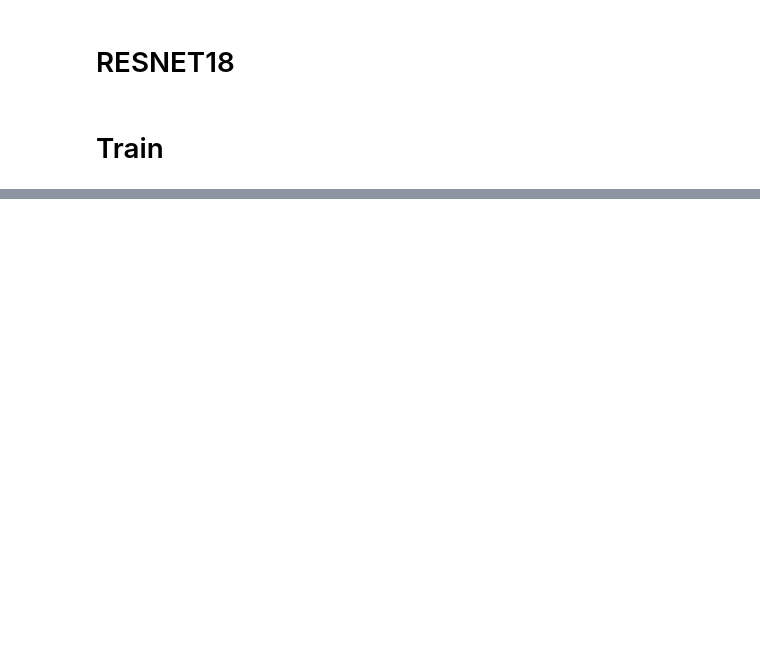
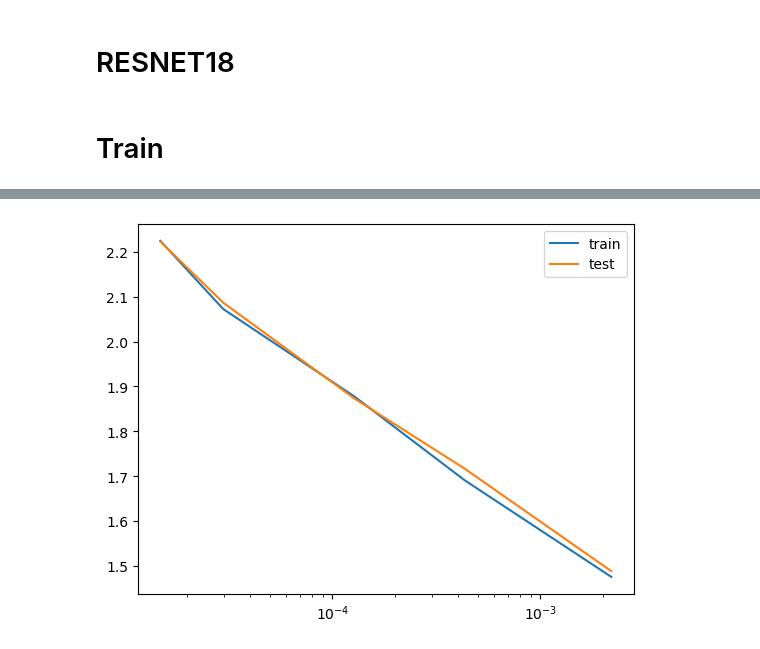
Before and after one commit to grach0v/optimization_large_lr, a Jupyter notebook: experiments/main.ipynb, the cells around one changed output, grey strips where cells are left out. Cells and saved outputs as stored; diff of their text form; code cells hidden in the pictures; blank space fills up the shorter version.

```diff
--- a/experiments/main.ipynb
+++ b/experiments/main.ipynb
@@ -265,7 +292,4 @@ model = resnet18().to(device)
 # %%
 import torch.optim as optim
 from torch import nn
-
-criterion = nn.CrossEntropyLoss()
-optimizer = optim.SGD(model.parameters(), lr=0.001, momentum=0.9)
 # %%
@@ -356,0 +345,13 @@ Finished Training
+# %%
+lrs = ss.loguniform(1e-5, 1e-1).rvs(5)
+lrs.sort()
+# %%
+data = []
+for lr in tqdm(lrs):
+    model = train_resnet(lr=lr, criterion=criterion)
+    train_loss = get_loss(model, trainloader, criterion, max_iter=2000)
+    test_loss = get_loss(model, testloader, criterion, max_iter=2000)
+
+    data.append([lr, train_loss, test_loss])
+
+data
@@ -356,0 +381,10 @@ Finished Training
+# %%
+data = pd.DataFrame(data, columns=['lr', 'train_loss', 'test_loss'])
+# %%
+plt.plot(data['lr'], data['train_loss'], label='train')
+plt.plot(data['lr'], data['test_loss'], label='test')
+plt.legend()
+plt.xscale('log')
+plt.show()
+# %% [output]
+[figure, added]
```
Also changed, not shown: parts of 14 cells of this notebook.
